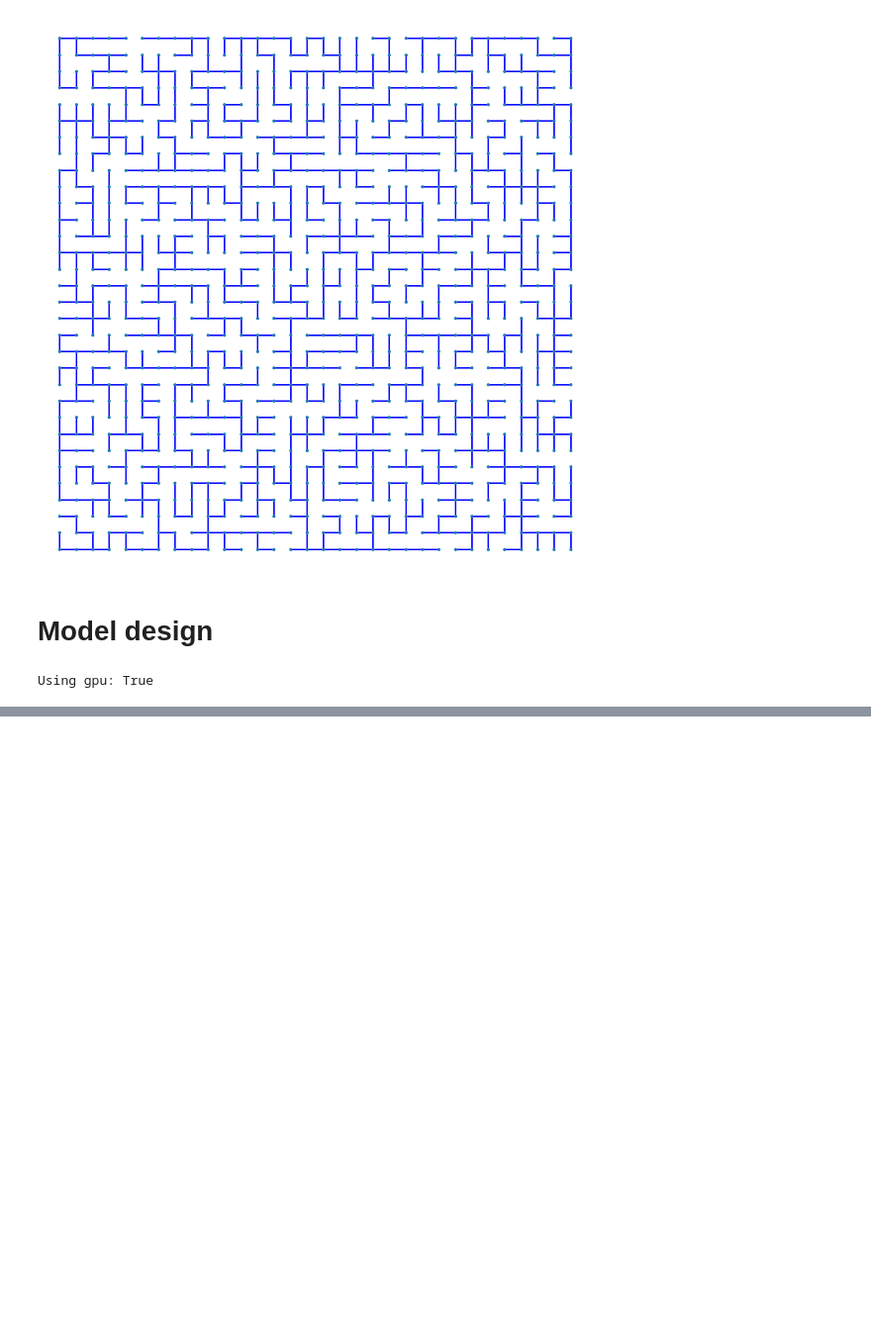
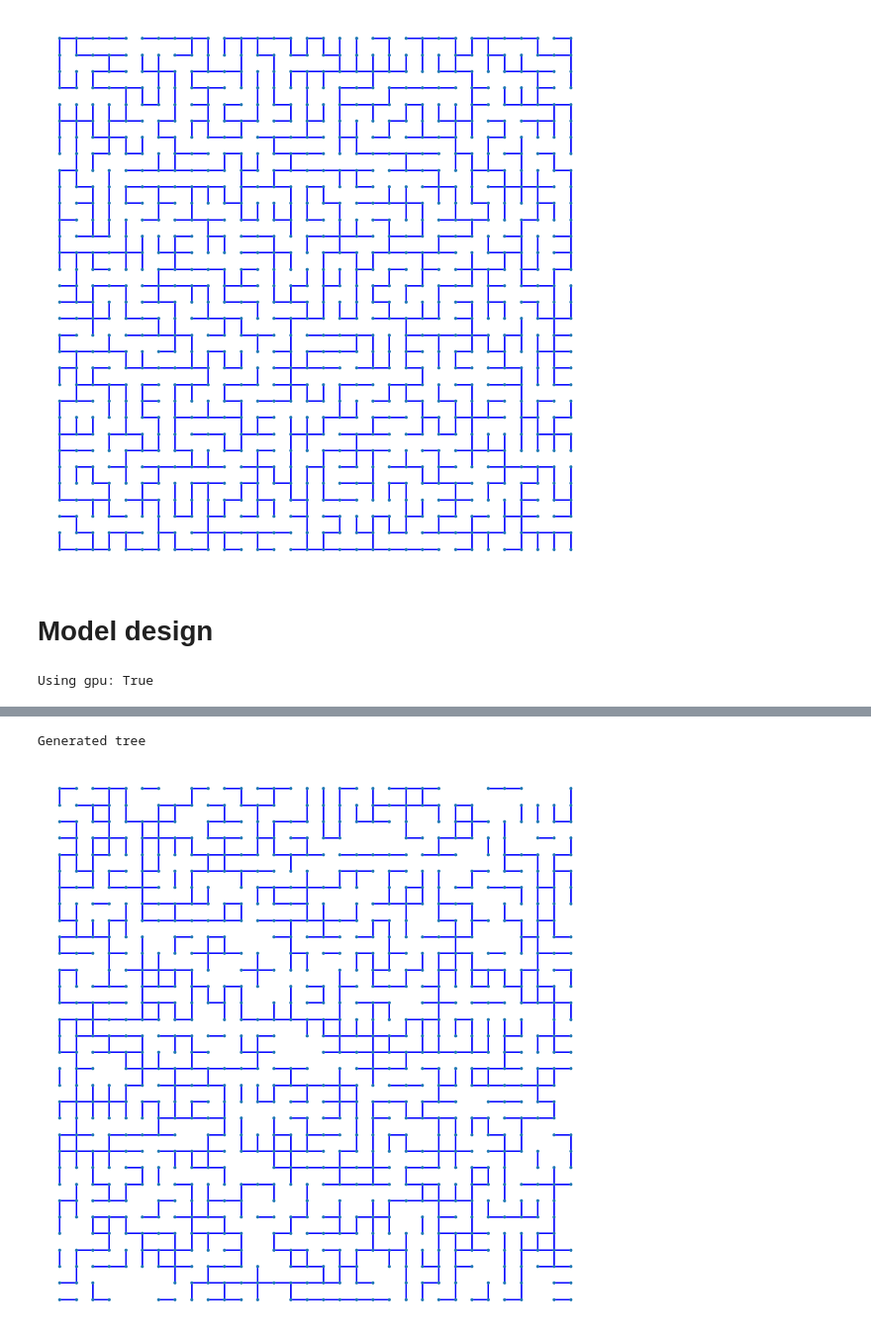
Before and after one commit to pgberlureau/Student-research-project, a Jupyter notebook: D3PM.ipynb, the cells around one changed output, grey strips where cells are left out. Shown: that part at 99% size. Saved outputs shown, nothing was run; the diff lists cells and outputs as text; code cells hidden in the pictures; blank space fills up the shorter version.

```diff
--- a/D3PM.ipynb
+++ b/D3PM.ipynb
@@ -391,0 +444,14 @@ plt.show()
+# %%
+single_step = torch.tensor([1]).long().to(device)
+
+for t in timesteps:
+    pred = model.reverse(batch=noise1, t=single_step)
+    sample = torch.bernoulli(pred)
+    noise1.edge_state = F.one_hot(sample.long()) * 1.
+    noise1.edge_weight = noise1.edge_state[:,0]
+
+print("Generated tree")
+draw_Data(noise1, 32, 32)
+# %% [output]
+Generated tree
+[figure, added]
```
Also changed, not shown: parts of 14 cells of this notebook.
